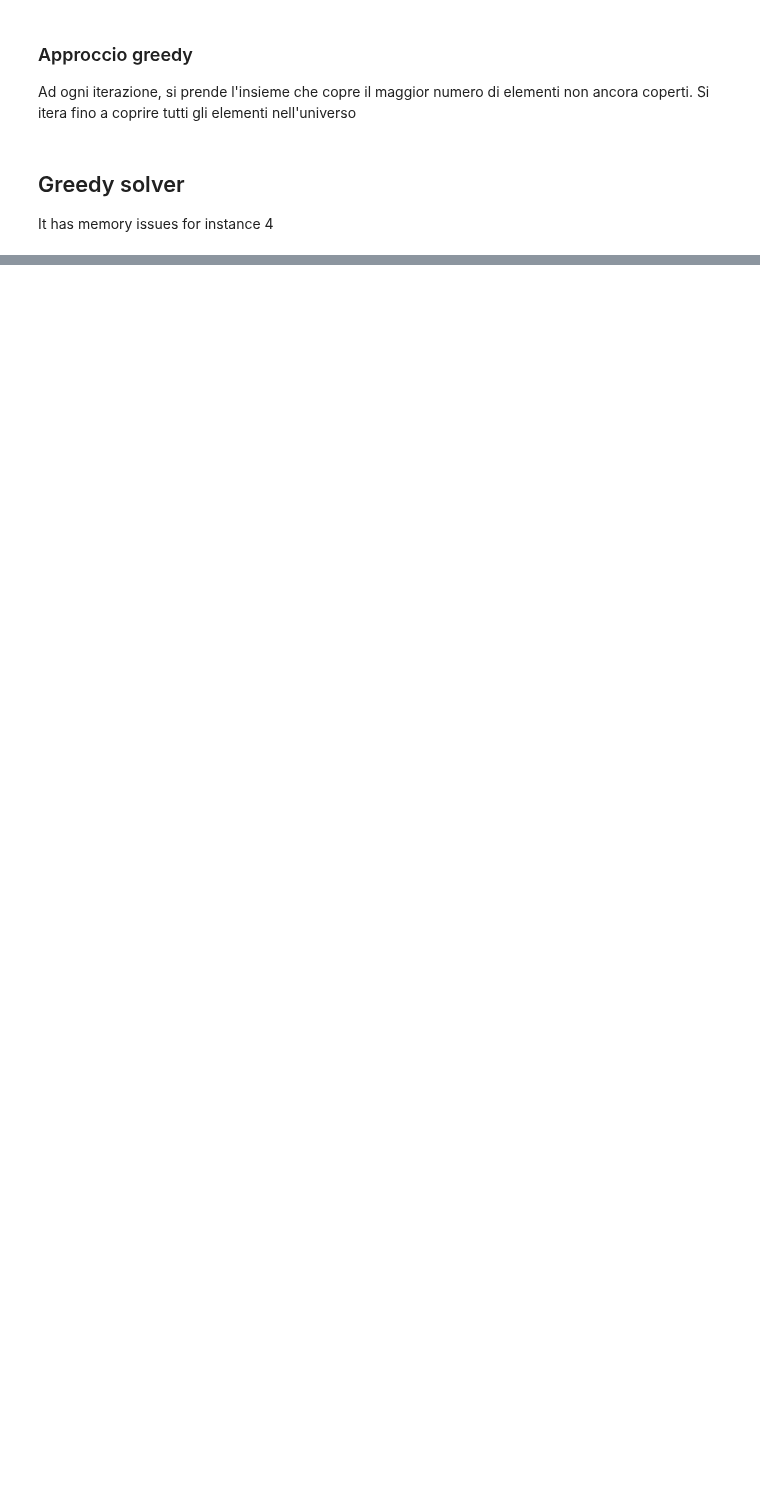
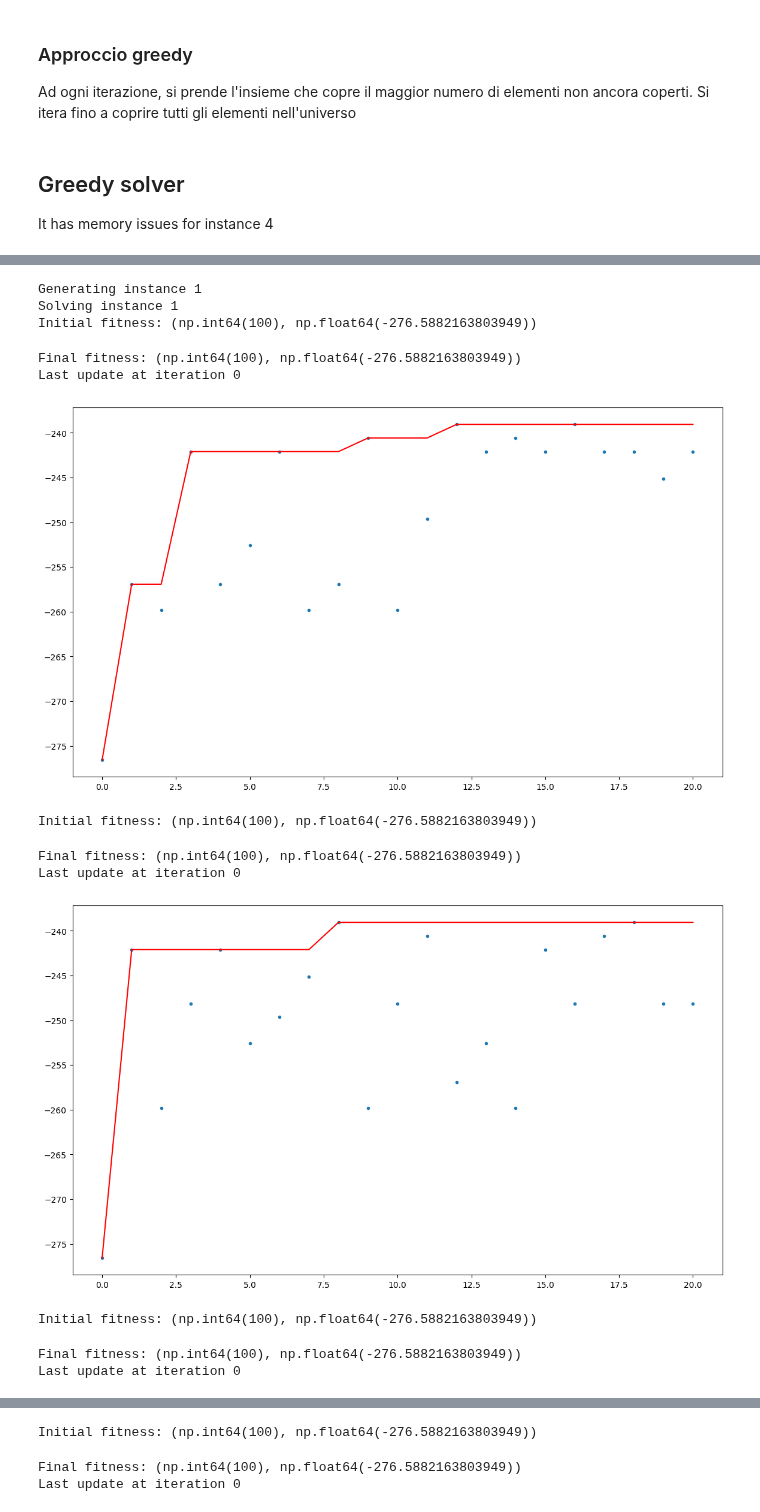
Before and after one commit to MicheleCazzola/CI2024_lab1, a Jupyter notebook: set-cover.ipynb, the cells around one changed output, grey strips where cells are left out. Drawn from its saved outputs; the diff is of its cells as text; code cells hidden in the pictures; blank space fills up the shorter version.

```diff
--- a/set-cover.ipynb
+++ b/set-cover.ipynb
@@ -34,0 +39,6 @@ COSTS = np.pow(SETS.sum(axis=1), 1.1)
+# %%
+universe_sizes = [100, 1000, 10_000, 100_000, 100_000, 100_000]
+num_sets_sizes = [10, 100, 1000, 10_000, 10_000, 10_000]
+densities = [.2, .2, .2, .1, .2, .3]
+
+INIT_SOL_TH = 1
@@ -70,11 +76,8 @@ valid(rng_sol), cost(rng_sol)
-# %%
-def fitness(solution):
-    return (valid(solution), -cost(solution))
 # %% [markdown]
 ### RM hill climbing with single mutation
 # %%
-def single_mutation(solution):
-    pos = rng.integers(0, NUM_SETS)
+def single_mutation(solution: np.ndarray):
+    pos = rng.integers(0, solution.shape[0])
     solution[pos] = not solution[pos]
     return solution
 # %%
@@ -205,11 +284,16 @@ universe_sizes = [100, 1000, 10_000, 100_000, 100_000, 100_000]
 num_sets_sizes = [10, 100, 1000, 10_000, 10_000, 10_000]
 densities = [.2, .2, .2, .1, .2, .3]
 
-for (UNIVERSE_SIZE, NUM_SETS, DENSITY) in zip(universe_sizes, num_sets_sizes, densities):
+for (i, (UNIVERSE_SIZE, NUM_SETS, DENSITY)) in enumerate(zip(universe_sizes, num_sets_sizes, densities)):
+
+    print(f"Generating instance {i+1}")
 
     SETS, COSTS = generate_data(UNIVERSE_SIZE, NUM_SETS, DENSITY)
 
-    solution = greedy_solve(SETS)
+    print(f"Solving instance {i+1}")
+
+    solution = solve_greedy(SETS.copy())
 
     fitness_sol = fitness(solution)
-    ic(fitness_sol)
+    print()
+    print(fitness_sol)
@@ -223,0 +335,30 @@ MemoryError:
+# %%
+for (i, (universe_size, num_sets, density)) in list(enumerate(zip(universe_sizes, num_sets_sizes, densities)))[:3]:
+
+    print(f"Generating instance {i+1}")
+
+    SETS, COSTS = generate_data(universe_size, num_sets, density)
+
+    print(f"Solving instance {i+1}")
+
+    fitnesses = {}
+    for strategy_name in Strategies.to_list():
+        fitnesses[strategy_name] = solve(SETS, COSTS, strategy_name)
+        plt.show()
+
+    for (strategy, fitness_val) in fitnesses.items():
+        print(f"{strategy}: {fitness_val}")
+# %% [output]
+Generating instance 1
+Solving instance 1
+Initial fitness: (np.int64(100), np.float64(-276.5882163803949))
+Final fitness: (np.int64(100), np.float64(-276.5882163803949))
+Last update at iteration 0
+[figure, added]
+Initial fitness: (np.int64(100), np.float64(-276.5882163803949))
+Final fitness: (np.int64(100), np.float64(-276.5882163803949))
+Last update at iteration 0
+[figure, added]
+Initial fitness: (np.int64(100), np.float64(-276.5882163803949))
+Final fitness: (np.int64(100), np.float64(-276.5882163803949))
+Last update at iteration 0
@@ -223,0 +366,3 @@ MemoryError:
+Initial fitness: (np.int64(100), np.float64(-276.5882163803949))
+Final fitness: (np.int64(100), np.float64(-276.5882163803949))
+Last update at iteration 0
```
Also changed, not shown: parts of 23 cells of this notebook.
